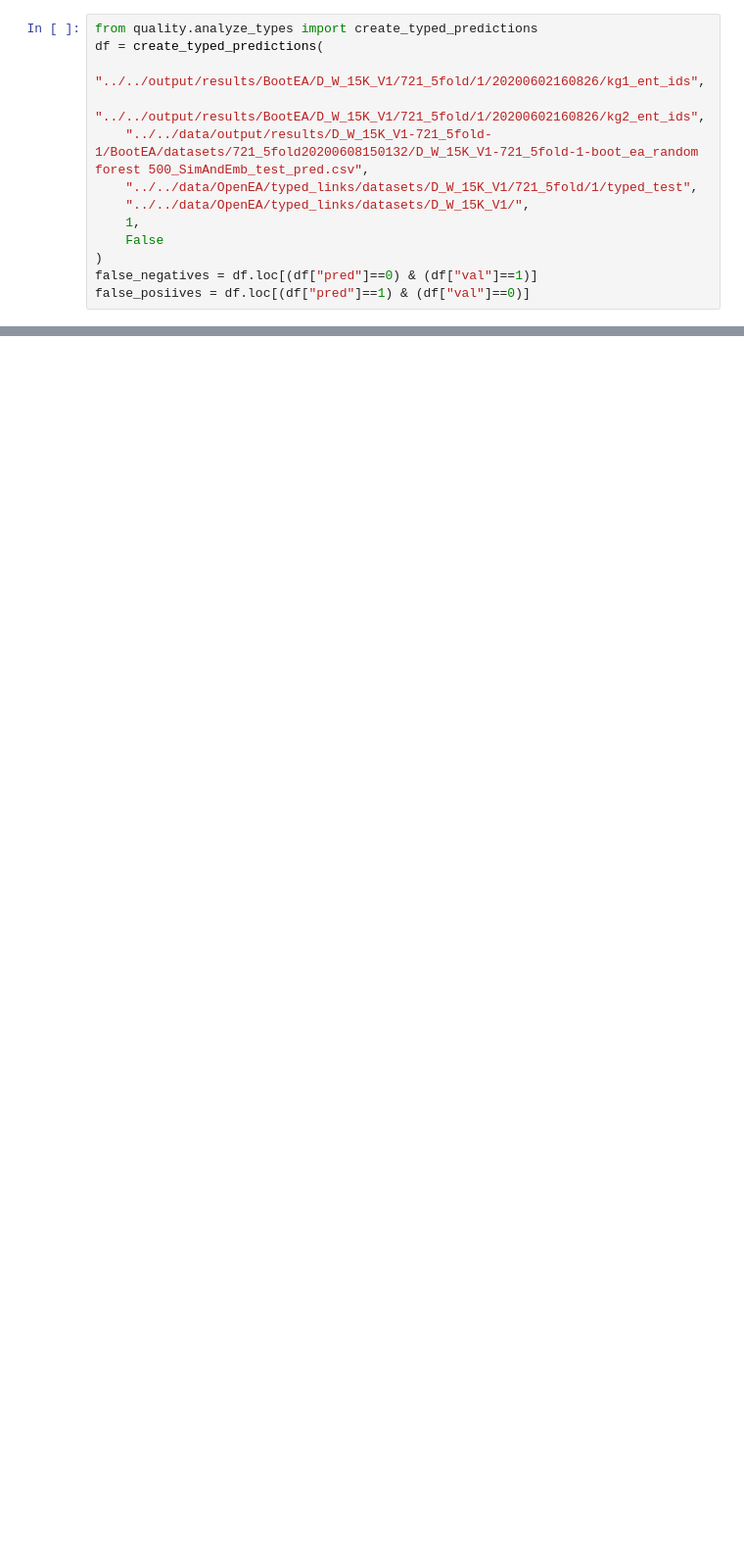
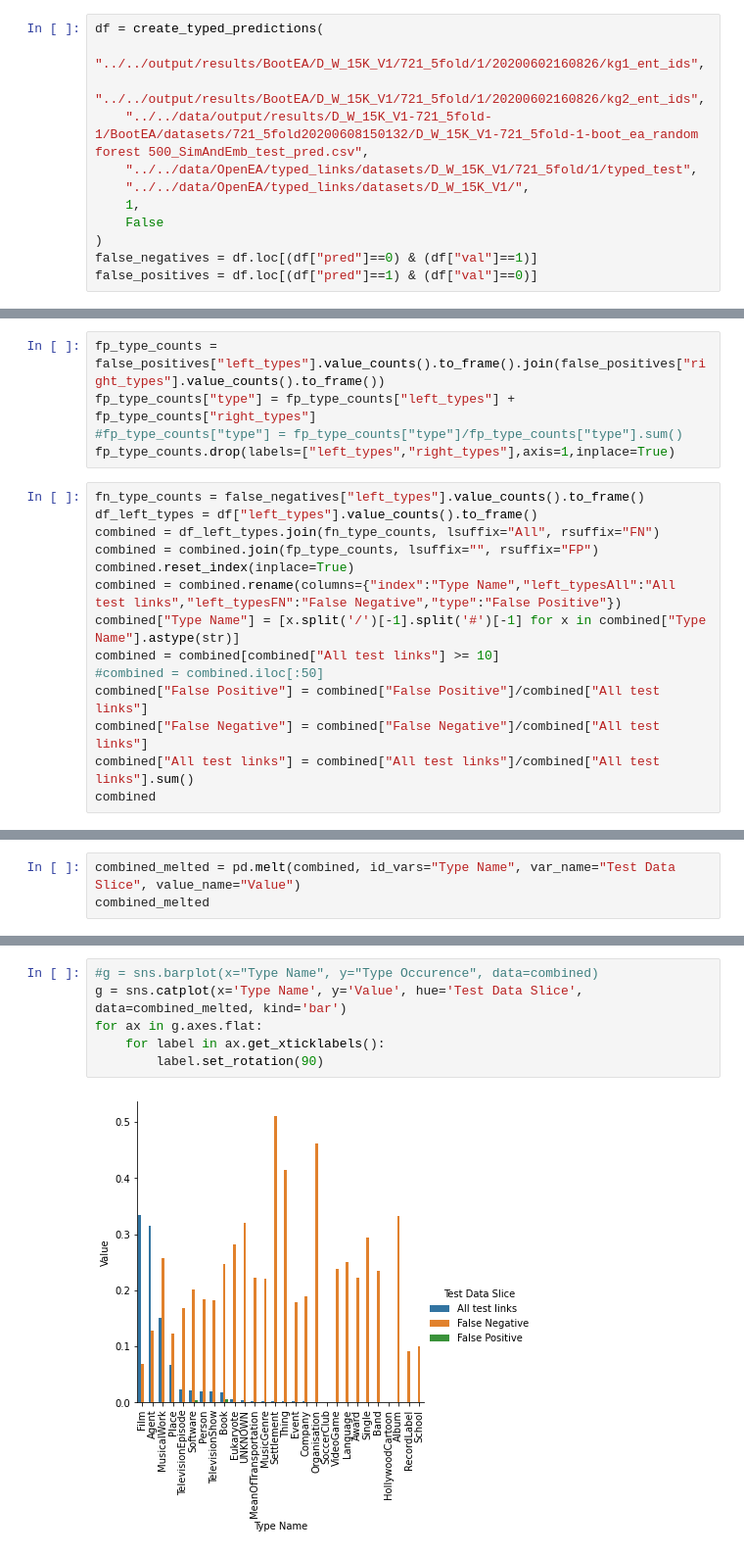
Before and after one commit to jonathanschuchart/eager, a Jupyter notebook: src/analysis/TypeAnalysis.ipynb, the cells around one changed output, grey strips where cells are left out. Shown at 98% size. Drawn from its saved outputs; the diff is of its cells as text; blank space fills up the shorter version.

Commit message:
Preliminary type analysis

```diff
--- a/src/analysis/TypeAnalysis.ipynb
+++ b/src/analysis/TypeAnalysis.ipynb
@@ -7,5 +11,4 @@ if module_path not in sys.path:
 # %%
-from quality.analyze_types import create_typed_predictions
 df = create_typed_predictions(
     "../../output/results/BootEA/D_W_15K_V1/721_5fold/1/20200602160826/kg1_ent_ids",
     "../../output/results/BootEA/D_W_15K_V1/721_5fold/1/20200602160826/kg2_ent_ids",
@@ -16,4 +19,4 @@ df = create_typed_predictions(
     False
 )
 false_negatives = df.loc[(df["pred"]==0) & (df["val"]==1)]
-false_posiives = df.loc[(df["pred"]==1) & (df["val"]==0)]
+false_positives = df.loc[(df["pred"]==1) & (df["val"]==0)]
@@ -27,0 +23,19 @@ df["left_types"].value_counts().get()
+# %%
+fp_type_counts = false_positives["left_types"].value_counts().to_frame().join(false_positives["right_types"].value_counts().to_frame())
+fp_type_counts["type"] = fp_type_counts["left_types"] + fp_type_counts["right_types"]
+#fp_type_counts["type"] = fp_type_counts["type"]/fp_type_counts["type"].sum()
+fp_type_counts.drop(labels=["left_types","right_types"],axis=1,inplace=True)
+# %%
+fn_type_counts = false_negatives["left_types"].value_counts().to_frame()
+df_left_types = df["left_types"].value_counts().to_frame()
+combined = df_left_types.join(fn_type_counts, lsuffix="All", rsuffix="FN")
+combined = combined.join(fp_type_counts, lsuffix="", rsuffix="FP")
+combined.reset_index(inplace=True)
+combined = combined.rename(columns={"index":"Type Name","left_typesAll":"All test links","left_typesFN":"False Negative","type":"False Positive"})
+combined["Type Name"] = [x.split('/')[-1].split('#')[-1] for x in combined["Type Name"].astype(str)]
+combined = combined[combined["All test links"] >= 10]
+#combined = combined.iloc[:50]
+combined["False Positive"] = combined["False Positive"]/combined["All test links"]
+combined["False Negative"] = combined["False Negative"]/combined["All test links"]
+combined["All test links"] = combined["All test links"]/combined["All test links"].sum()
+combined
@@ -27,0 +60,3 @@ df["left_types"].value_counts().get()
+# %%
+combined_melted = pd.melt(combined, id_vars="Type Name", var_name="Test Data Slice", value_name="Value")
+combined_melted
@@ -27,0 +82,8 @@ df["left_types"].value_counts().get()
+# %%
+#g = sns.barplot(x="Type Name", y="Type Occurence", data=combined)
+g = sns.catplot(x='Type Name', y='Value', hue='Test Data Slice', data=combined_melted, kind='bar')
+for ax in g.axes.flat:
+    for label in ax.get_xticklabels():
+        label.set_rotation(90)
+# %% [output]
+[figure, added]
```
Also changed, not shown: parts of 5 cells of this notebook, 2 other files.
